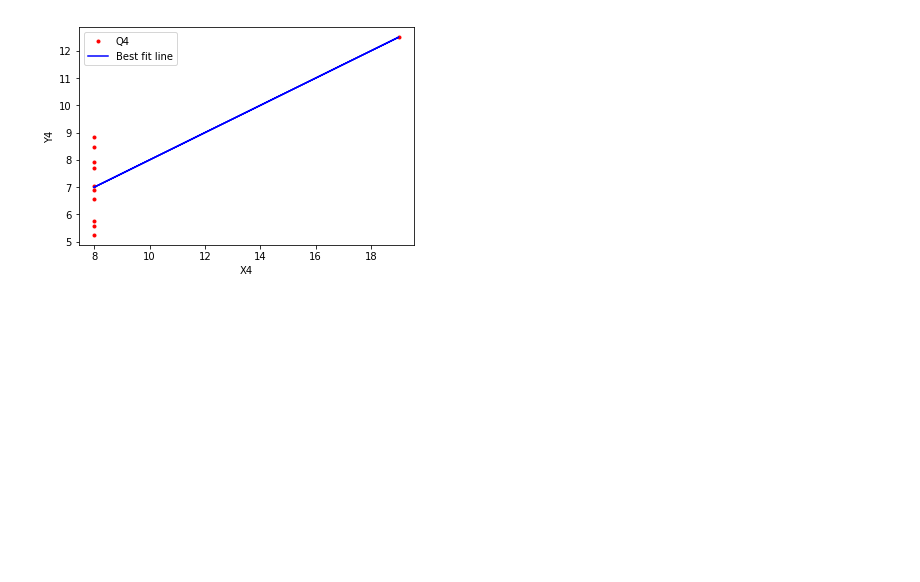
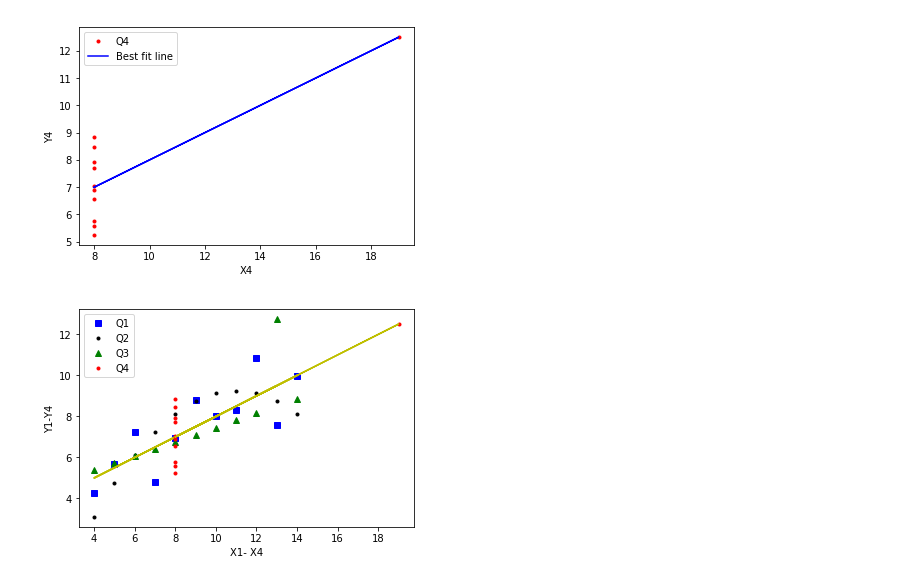
Before and after one commit to jruther/Assign_Repo_for_Funda_DA, a Jupyter notebook: Anscombe's_Quartet_Analysis .ipynb, the cells around one changed output. Saved outputs shown, nothing was run; the diff lists cells and outputs as text; code cells hidden in the pictures; blank space fills up the shorter version.

Commit message:
composite plot of sets

```diff
--- a/Anscombe's_Quartet_Analysis .ipynb
+++ b/Anscombe's_Quartet_Analysis .ipynb
@@ -192,3 +192,19 @@ plt.legend()
 plt.show()
 # %% [output]
 [figure]
+# %%
+#Lets have a look at plotting all the x y coordinates on a single plot along witht he slope.
+plt.plot(X1,Y1,'bs',label='Q1')
+plt.plot(X1,m*X1+c, 'y-',)
+plt.plot(X2,Y2,'k.',label='Q2')
+plt.plot(X2,m*X2+c, 'y-',)
+plt.plot(X3,Y3,'g^',label='Q3')
+plt.plot(X3,m*X3+c, 'y-',)
+plt.plot(X4,Y4,'r.',label='Q4')
+plt.plot(X4,m*X4+c, 'y-',)
+plt.xlabel('X1- X4')
+plt.ylabel('Y1-Y4')
+plt.legend()
+plt.show()
+# %% [output]
+[figure, added]
```
